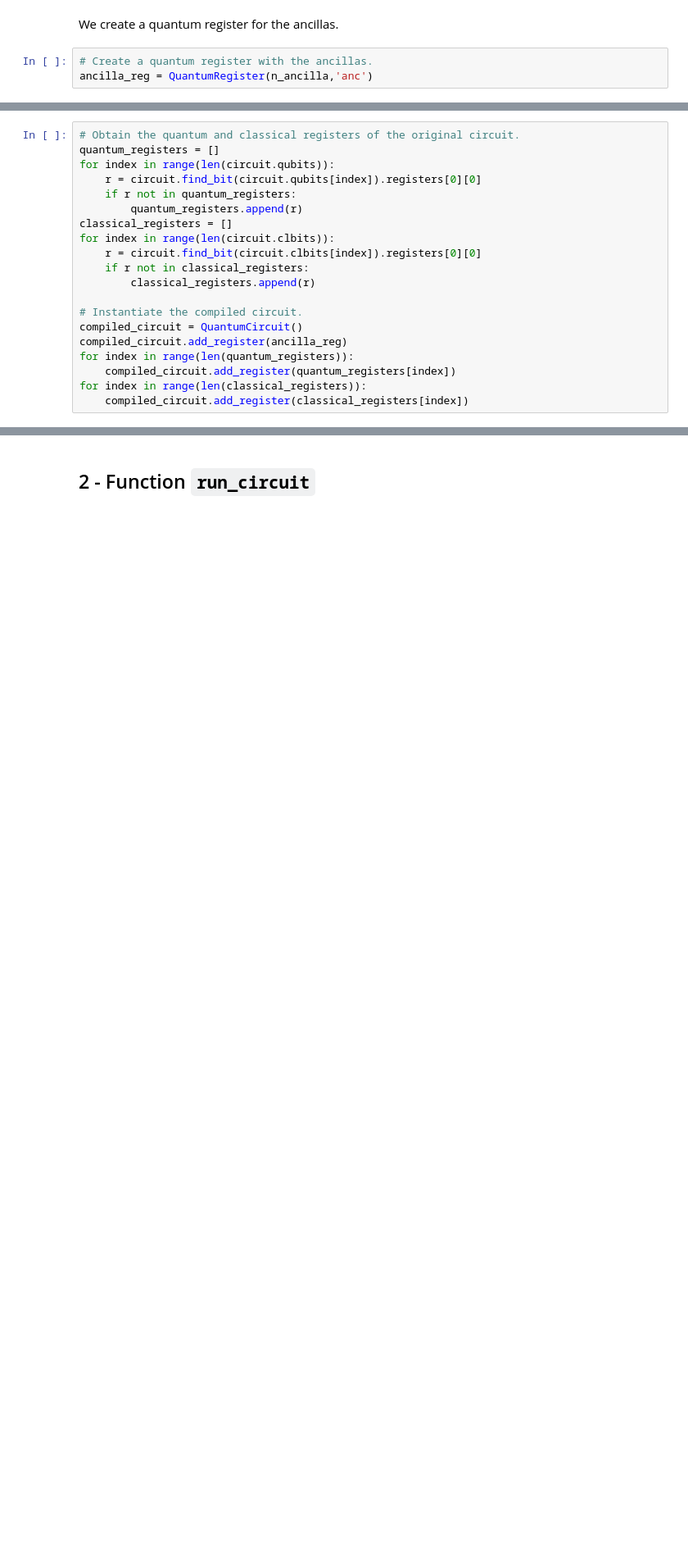
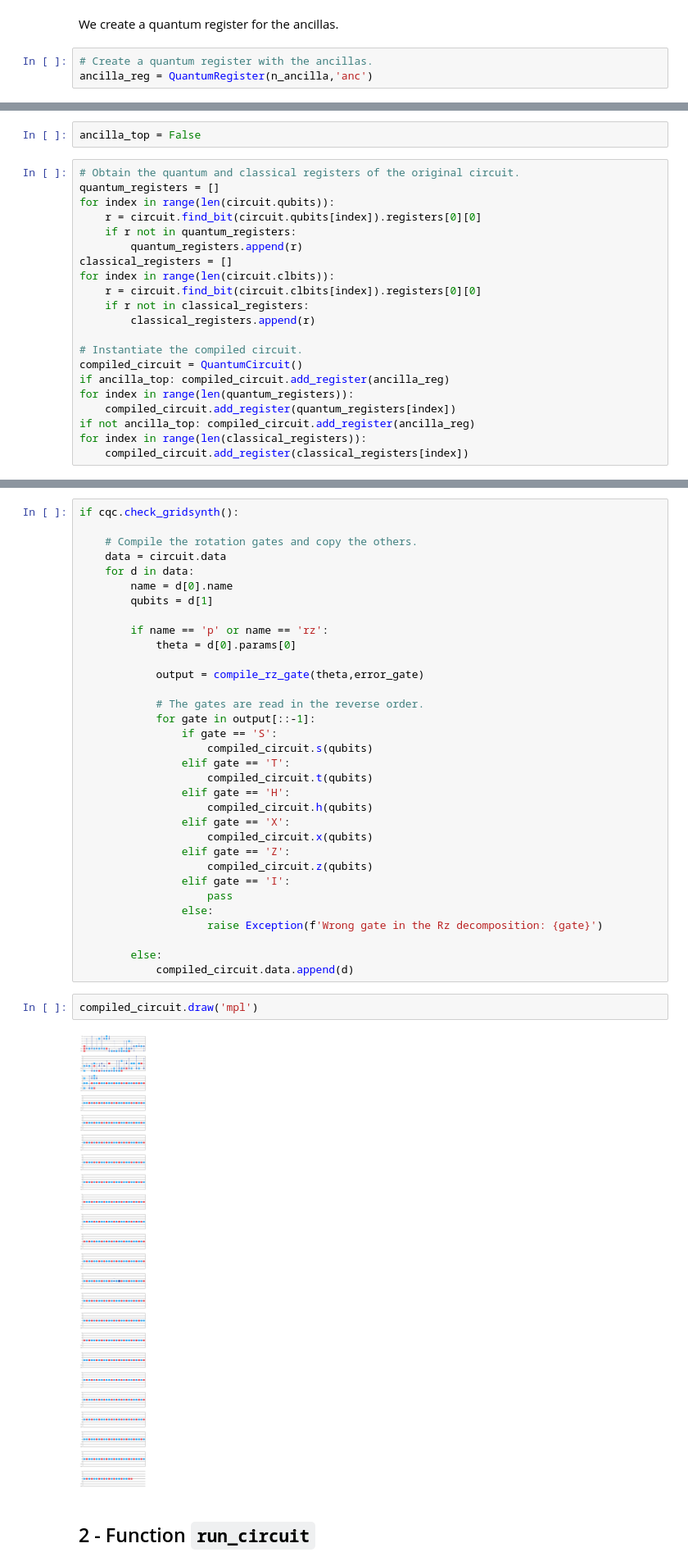
Before and after one commit to OrtegaSA/cqc-qhe-repo, a Jupyter notebook: Functions guide.ipynb, the cells around one changed output, grey strips where cells are left out. Shown at 82% size. Drawn from its saved outputs; the diff is of its cells as text; blank space fills up the shorter version.

```diff
--- a/Functions guide.ipynb
+++ b/Functions guide.ipynb
@@ -107,3 +230,5 @@ We instantiate the compiled circuit, and append the ancilla register and the qua
+# %%
+ancilla_top = False
 # %%
 # Obtain the quantum and classical registers of the original circuit.
 quantum_registers = []
@@ -119,9 +244,10 @@ for index in range(len(circuit.clbits)):
 
 # Instantiate the compiled circuit.
 compiled_circuit = QuantumCircuit()
-compiled_circuit.add_register(ancilla_reg)
+if ancilla_top: compiled_circuit.add_register(ancilla_reg)
 for index in range(len(quantum_registers)):
     compiled_circuit.add_register(quantum_registers[index])
+if not ancilla_top: compiled_circuit.add_register(ancilla_reg)
 for index in range(len(classical_registers)):
     compiled_circuit.add_register(classical_registers[index])
 # %% [markdown]
@@ -183,3 +439,40 @@ compiled_circuit.draw('mpl')
+# %%
+if cqc.check_gridsynth():
+
+    # Compile the rotation gates and copy the others.
+    data = circuit.data
+    for d in data:
+        name = d[0].name
+        qubits = d[1]
+
+        if name == 'p' or name == 'rz':
+            theta = d[0].params[0]
+
+            output = compile_rz_gate(theta,error_gate)
+
+            # The gates are read in the reverse order.
+            for gate in output[::-1]:
+                if gate == 'S':
+                    compiled_circuit.s(qubits)
+                elif gate == 'T':
+                    compiled_circuit.t(qubits)
+                elif gate == 'H':
+                    compiled_circuit.h(qubits)
+                elif gate == 'X':
+                    compiled_circuit.x(qubits)
+                elif gate == 'Z':
+                    compiled_circuit.z(qubits)
+                elif gate == 'I':
+                    pass
+                else:
+                    raise Exception(f'Wrong gate in the Rz decomposition: {gate}')
+
+        else:
+            compiled_circuit.data.append(d)
+# %%
+compiled_circuit.draw('mpl')
+# %% [output]
+[figure, added]
 # %% [markdown]
 <a name='2'></a>
 ## 2 - Function ``run_circuit``
```
Also changed, not shown: parts of 49 cells of this notebook, 13 other files.
